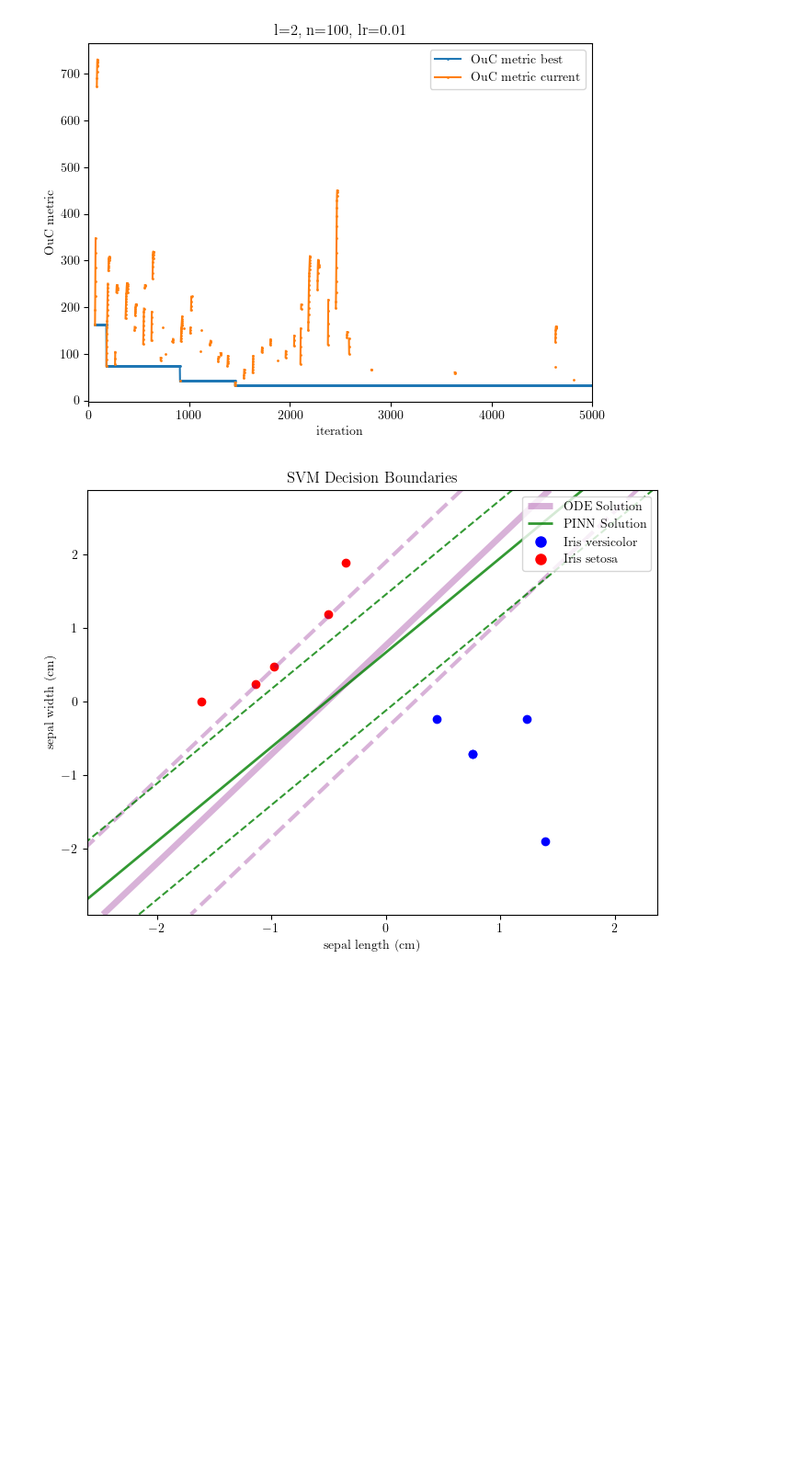
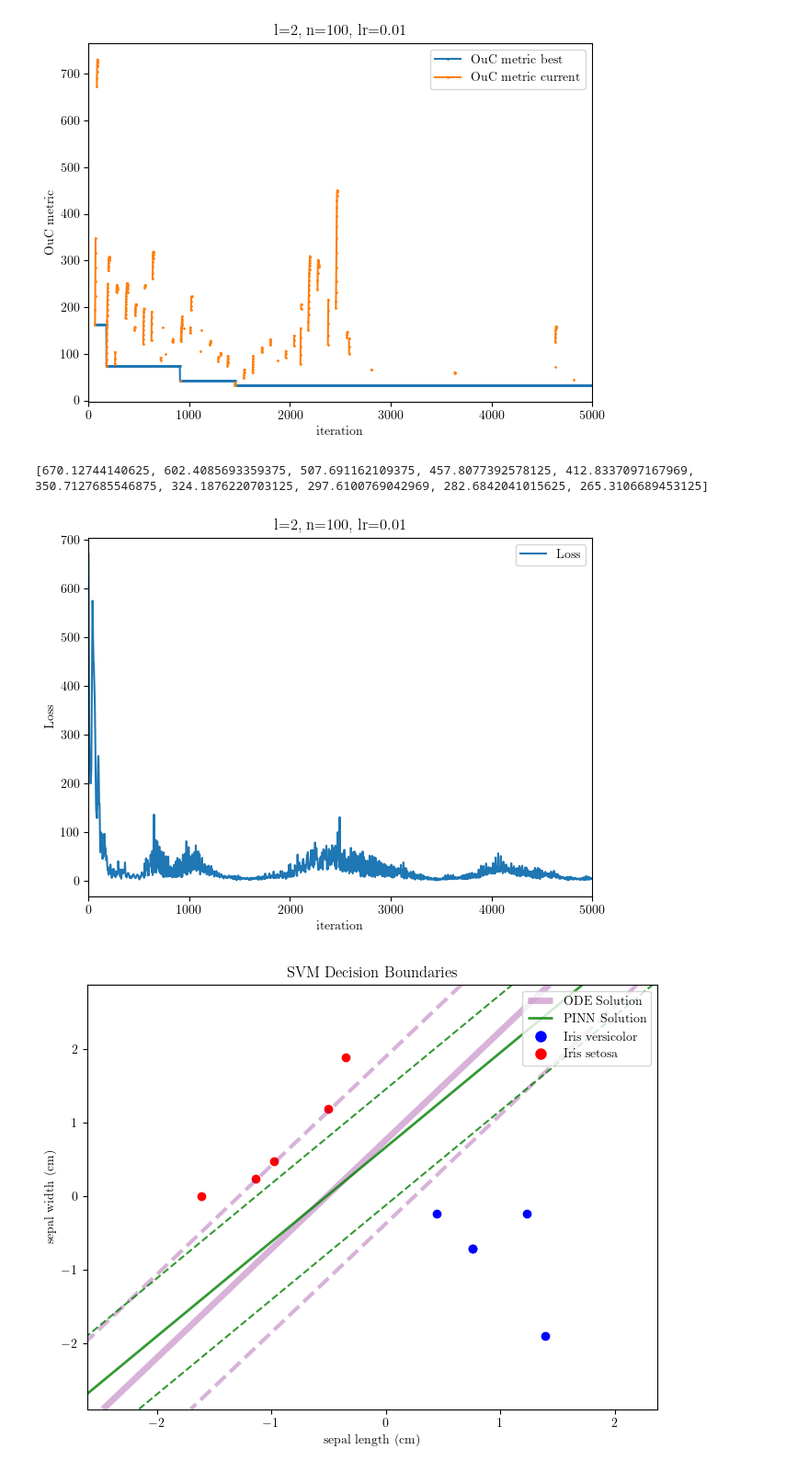
Before and after one commit to vedovati-matteo/master-thesis, a Jupyter notebook: code/run_redo/SVM_soft_2_10.ipynb, the cells around one changed output. Shown at 92% size. Saved outputs shown, nothing was run; the diff lists cells and outputs as text; code cells hidden in the pictures; blank space fills up the shorter version.

```diff
--- a/code/run_redo/SVM_soft_2_10.ipynb
+++ b/code/run_redo/SVM_soft_2_10.ipynb
@@ -650,6 +650,23 @@ plt.tight_layout()
 plt.show()
 # %% [output]
 [figure]
+# %%
+print(L_loss[:10])
+
+plt.plot(L_loss, label='Loss')
+plt.xlabel('iteration')
+plt.ylabel('Loss')
+plt.title(f'l={res_1["layers"]}, n={res_1["neurons"]}, lr={res_1["lr"]}')
+plt.legend()
+plt.grid(False)
+#plt.set_ylim(y_min, y_max)
+plt.xlim(0, ITERATIONS)
+plt.tight_layout()
+# Show the plot
+plt.show()
+# %% [output]
+[670.12744140625, 602.4085693359375, 507.691162109375, 457.8077392578125, 412.8337097167969, 350.7127685546875, 324.1876220703125, 297.6100769042969, 282.6842041015625, 265.3106689453125]
+[figure, added]
 # %%
 net = res_1['net_best']
 res_ = net(torch.tensor([T]).cuda()).cpu().detach().numpy()
```
Also changed, not shown: parts of 12 cells of this notebook.
